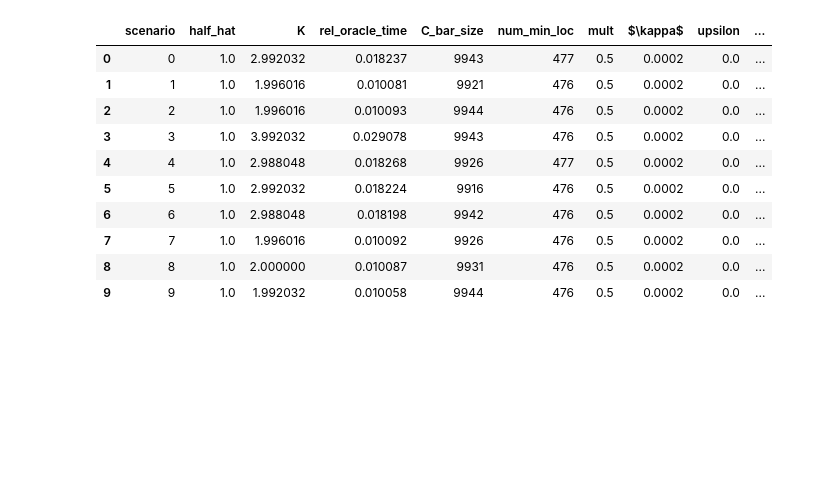
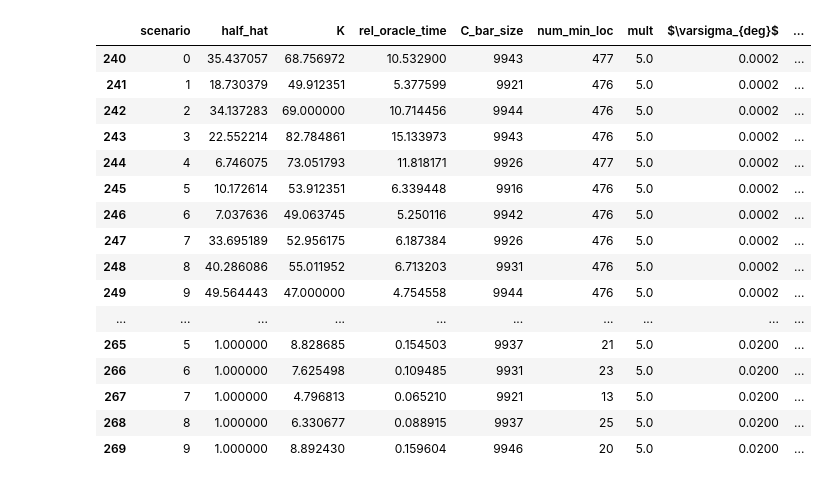
Before and after one commit to guiguiom/ULO_public, a Jupyter notebook: results.ipynb, the cells around one changed output. Saved outputs shown, nothing was run; the diff lists cells and outputs as text; code cells hidden in the pictures; blank space fills up the shorter version.

```diff
--- a/results.ipynb
+++ b/results.ipynb
@@ -18,15 +18,21 @@ data_analysis_df.rename(columns={'kappa':'$\\kappa$'},inplace=True)
-# %%
-data_analysis_df.head(10)
-# %% [output]
-|  | scenario | half_hat | K | rel_oracle_time | C_bar_size | num_min_loc | mult | $\kappa$ | upsilon | ... |
-| 0 | 0 | 1.0 | 2.992032 | 0.018237 | 9943 | 477 | 0.5 | 0.0002 | 0.0 | ... |
-| 1 | 1 | 1.0 | 1.996016 | 0.010081 | 9921 | 476 | 0.5 | 0.0002 | 0.0 | ... |
-| 2 | 2 | 1.0 | 1.996016 | 0.010093 | 9944 | 476 | 0.5 | 0.0002 | 0.0 | ... |
-| 3 | 3 | 1.0 | 3.992032 | 0.029078 | 9943 | 476 | 0.5 | 0.0002 | 0.0 | ... |
-| 4 | 4 | 1.0 | 2.988048 | 0.018268 | 9926 | 477 | 0.5 | 0.0002 | 0.0 | ... |
-| 5 | 5 | 1.0 | 2.992032 | 0.018224 | 9916 | 476 | 0.5 | 0.0002 | 0.0 | ... |
-| 6 | 6 | 1.0 | 2.988048 | 0.018198 | 9942 | 476 | 0.5 | 0.0002 | 0.0 | ... |
-| 7 | 7 | 1.0 | 1.996016 | 0.010092 | 9926 | 476 | 0.5 | 0.0002 | 0.0 | ... |
-| 8 | 8 | 1.0 | 2.000000 | 0.010087 | 9931 | 476 | 0.5 | 0.0002 | 0.0 | ... |
-| 9 | 9 | 1.0 | 1.992032 | 0.010058 | 9944 | 476 | 0.5 | 0.0002 | 0.0 | ... |
+# %%
+data_analysis_df[data_analysis_df['mult']==5].head(100)
+# %% [output]
+|  | scenario | half_hat | K | rel_oracle_time | C_bar_size | num_min_loc | mult | $\varsigma_{deg}$ | ... |
+| 240 | 0 | 35.437057 | 68.756972 | 10.532900 | 9943 | 477 | 5.0 | 0.0002 | ... |
+| 241 | 1 | 18.730379 | 49.912351 | 5.377599 | 9921 | 476 | 5.0 | 0.0002 | ... |
+| 242 | 2 | 34.137283 | 69.000000 | 10.714456 | 9944 | 476 | 5.0 | 0.0002 | ... |
+| 243 | 3 | 22.552214 | 82.784861 | 15.133973 | 9943 | 476 | 5.0 | 0.0002 | ... |
+| 244 | 4 | 6.746075 | 73.051793 | 11.818171 | 9926 | 477 | 5.0 | 0.0002 | ... |
+| 245 | 5 | 10.172614 | 53.912351 | 6.339448 | 9916 | 476 | 5.0 | 0.0002 | ... |
+| 246 | 6 | 7.037636 | 49.063745 | 5.250116 | 9942 | 476 | 5.0 | 0.0002 | ... |
+| 247 | 7 | 33.695189 | 52.956175 | 6.187384 | 9926 | 476 | 5.0 | 0.0002 | ... |
+| 248 | 8 | 40.286086 | 55.011952 | 6.713203 | 9931 | 476 | 5.0 | 0.0002 | ... |
+| 249 | 9 | 49.564443 | 47.000000 | 4.754558 | 9944 | 476 | 5.0 | 0.0002 | ... |
+| ... | ... | ... | ... | ... | ... | ... | ... | ... | ... |
+| 265 | 5 | 1.000000 | 8.828685 | 0.154503 | 9937 | 21 | 5.0 | 0.0200 | ... |
+| 266 | 6 | 1.000000 | 7.625498 | 0.109485 | 9931 | 23 | 5.0 | 0.0200 | ... |
+| 267 | 7 | 1.000000 | 4.796813 | 0.065210 | 9921 | 13 | 5.0 | 0.0200 | ... |
+| 268 | 8 | 1.000000 | 6.330677 | 0.088915 | 9937 | 25 | 5.0 | 0.0200 | ... |
+| 269 | 9 | 1.000000 | 8.892430 | 0.159604 | 9946 | 20 | 5.0 | 0.0200 | ... |
 # %%
```
Also changed, not shown: parts of 6 cells of this notebook, 2 other files.
